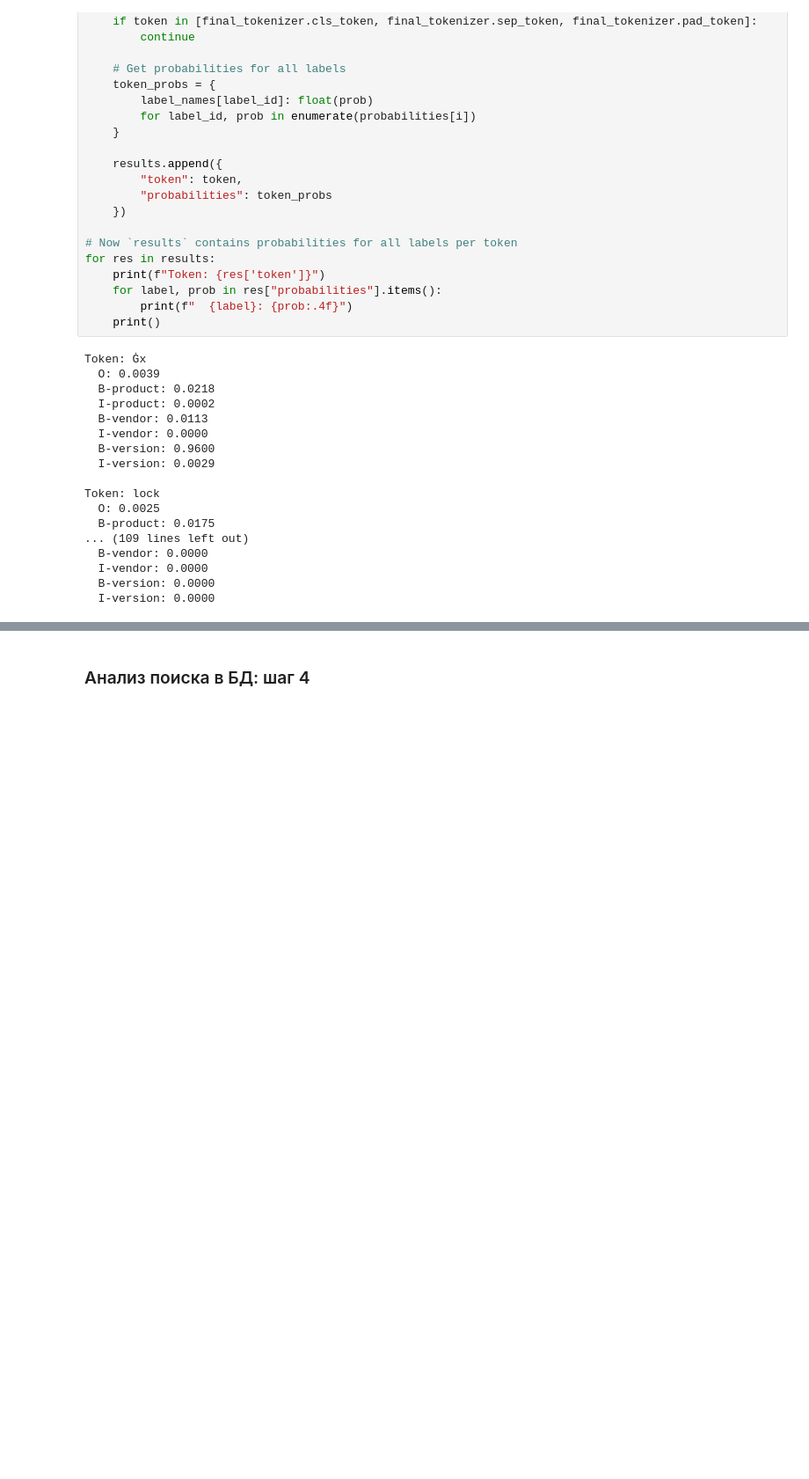
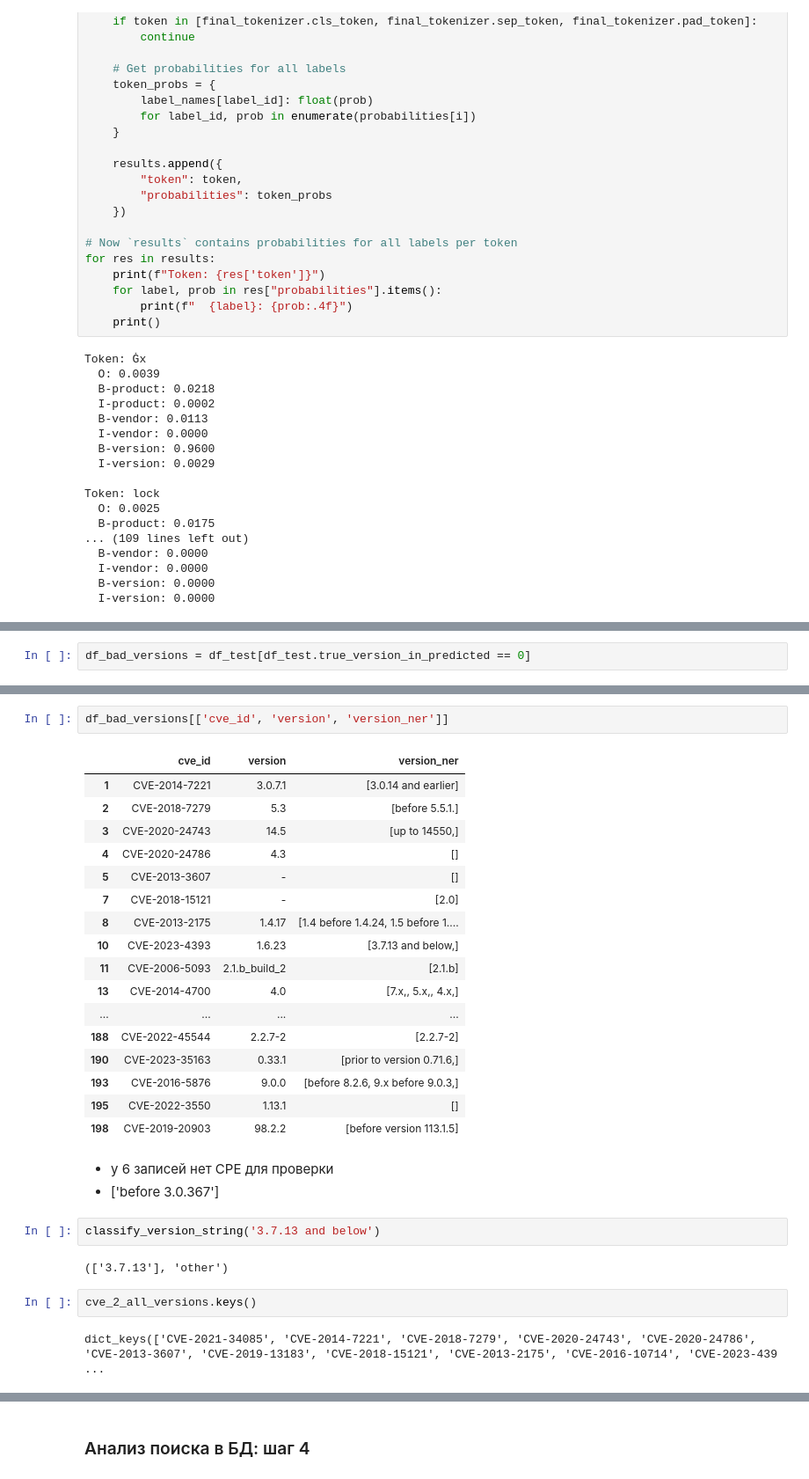
Before and after one commit to levshun/vulns_scanner, a Jupyter notebook: mikhail_code/notebooks/search_and_generate_cpe_using_ner.ipynb, the cells around one changed output, grey strips where cells are left out. Shown at 88% size. Cells and saved outputs as stored; diff of their text form; blank space fills up the shorter version.

```diff
--- a/mikhail_code/notebooks/search_and_generate_cpe_using_ner.ipynb
+++ b/mikhail_code/notebooks/search_and_generate_cpe_using_ner.ipynb
@@ -931,0 +988,2 @@ df_test[df_test['cve_id'] == 'CVE-2024-20803']
+# %%
+df_bad_versions = df_test[df_test.true_version_in_predicted == 0]
@@ -931,0 +1012,31 @@ df_test[df_test['cve_id'] == 'CVE-2024-20803']
+# %%
+df_bad_versions[['cve_id', 'version', 'version_ner']]
+# %% [output]
+|  | cve_id | version | version_ner |
+| 1 | CVE-2014-7221 | 3.0.7.1 | [3.0.14 and earlier] |
+| 2 | CVE-2018-7279 | 5.3 | [before 5.5.1.] |
+| 3 | CVE-2020-24743 | 14.5 | [up to 14550,] |
+| 4 | CVE-2020-24786 | 4.3 | [] |
+| 5 | CVE-2013-3607 | - | [] |
+| 7 | CVE-2018-15121 | - | [2.0] |
+| 8 | CVE-2013-2175 | 1.4.17 | [1.4 before 1.4.24, 1.5 before 1.... |
+| 10 | CVE-2023-4393 | 1.6.23 | [3.7.13 and below,] |
+| 11 | CVE-2006-5093 | 2.1.b_build_2 | [2.1.b] |
+| 13 | CVE-2014-4700 | 4.0 | [7.x,, 5.x,, 4.x,] |
+| ... | ... | ... | ... |
+| 188 | CVE-2022-45544 | 2.2.7-2 | [2.2.7-2] |
+| 190 | CVE-2023-35163 | 0.33.1 | [prior to version 0.71.6,] |
+| 193 | CVE-2016-5876 | 9.0.0 | [before 8.2.6, 9.x before 9.0.3,] |
+| 195 | CVE-2022-3550 | 1.13.1 | [] |
+| 198 | CVE-2019-20903 | 98.2.2 | [before version 113.1.5] |
+# %% [markdown]
+* у 6 записей нет СРЕ для проверки
+* ['before 3.0.367']
+# %%
+classify_version_string('3.7.13 and below')
+# %% [output]
+(['3.7.13'], 'other')
+# %%
+cve_2_all_versions.keys()
+# %% [output]
+dict_keys(['CVE-2021-34085', 'CVE-2014-7221', 'CVE-2018-7279', 'CVE-2020-24743', 'CVE-2020-24786', 'CVE-2013-3607', 'CVE-2019-13183', 'CVE-2018-15121', 'CVE-2013-2175', 'CVE-2016-10714', 'CVE-2023-439 ...
```
Also changed, not shown: parts of 25 cells of this notebook, 3 other files.
